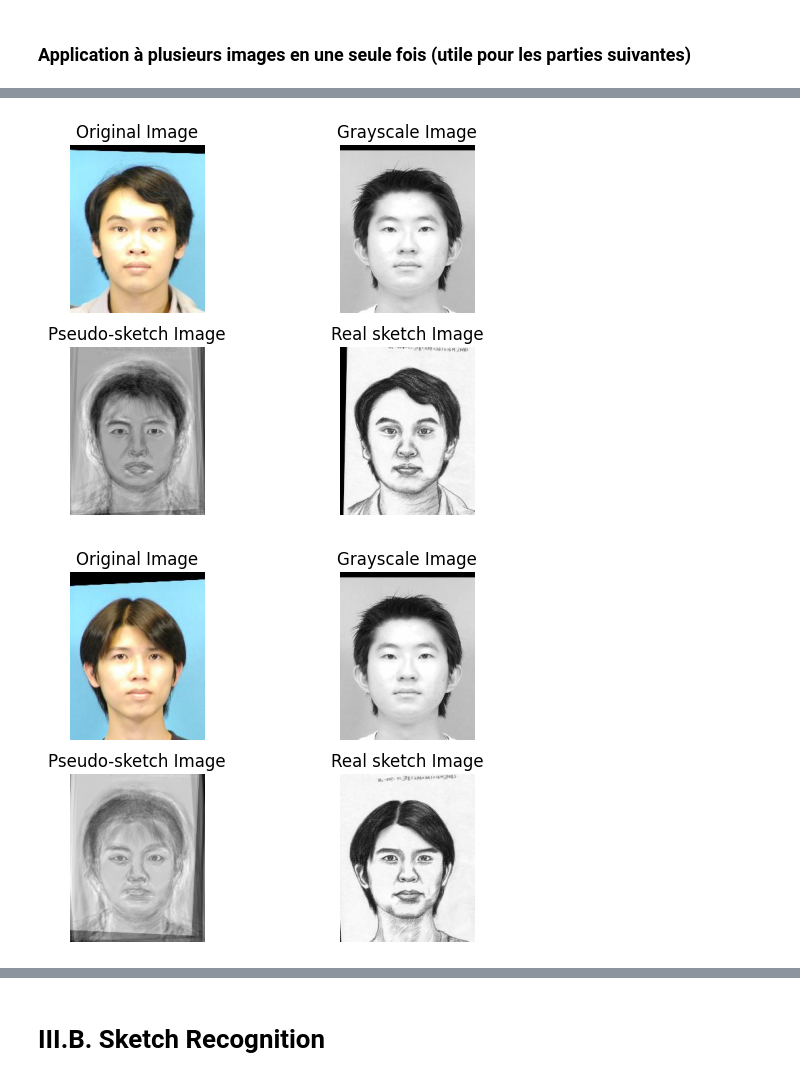
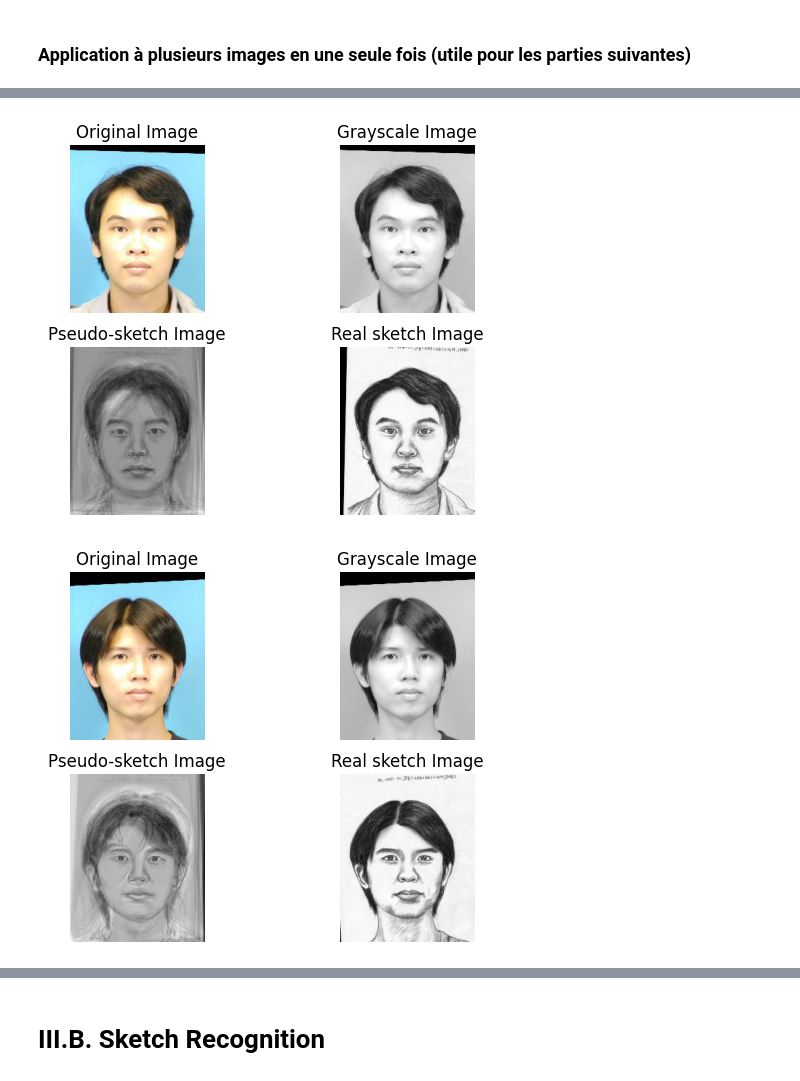
Before and after one commit to Clemflannagahn/INF8801A-Projet, a Jupyter notebook: implementation.ipynb, the cells around one changed output, grey strips where cells are left out. Saved outputs shown, nothing was run; the diff lists cells and outputs as text; code cells hidden in the pictures.

```diff
--- a/implementation.ipynb
+++ b/implementation.ipynb
@@ -180,7 +182,10 @@ def plotResults(inputRGB : np.array,inputGrayscale : np.array, pseudoSketch : np
     plt.show()
 # %%
-images, photoNames = getData("./data/photos/")
 
-eigenfacesMatrix, _, _ = eigenfaces(images)
+# TODO: Check
+images, photoNames = getData("./data-2/photos/")
 
+# TODO: Remove
+plt.imshow(averageFace(images).reshape(250,200),cmap='gray')
+eigenfacesMatrix, _, eip = eigenfaces(images)
 features = featuresEigenfaces(eigenfacesMatrix, images)
@@ -189,8 +196,9 @@ features = featuresEigenfaces(eigenfacesMatrix, images)
 # %% [markdown]
 > In this section, we reimplement the III.A part of the article, following the 6 steps described
 # %%
-photoPath = "./data/photos/"
-sketchPath = "./data/sketches/"
+# TODO: Check
+photoPath = "./data-2/photos/"
+sketchPath = "./data-2/sketches/"
 
 # Get the data then split into training and testing sets for the photos
 photoSet, photoNames = getData(photoPath)
@@ -210,19 +218,19 @@ numImage = delimTrain + 1
 inputImage = phototestingSet[:,1].reshape(-1,1)
 imageName = photoNames[numImage]
 inputRGB = np.array(Image.open(photoPath + imageName))
+print(imageName)
 
-
-def pseudoSketchTransfo(phototrainingSet : np.array, sketchtrainingSet : np.array, inputImages : np.array) -> np.array:
+def pseudoSketchTransfo(phototrainingSet : np.ndarray, sketchtrainingSet : np.ndarray, inputImages : np.ndarray) -> np.ndarray:
     """
     Implementation of the pseudoSketchTransfo algorithm.
 
     Parameters
     ----------
-    phototrainingSet : np.array
+    phototrainingSet : np.ndarray
         A 2D numpy array of shape (n, m) where n is the number of pixels in each image and m is the number of images.
-    sketchtrainingSet : np.array
+    sketchtrainingSet : np.ndarray
         A 2D numpy array of shape (n, m) where n is the number of pixels in each image and m is the number of images.
-    inputImage : np.array
+    inputImage : np.ndarray
         A 2D numpy array of shape (n, d) containing the input images, where d is the number of images.
 
     Returns
@@ -243,16 +251,12 @@ def pseudoSketchTransfo(phototrainingSet : np.array, sketchtrainingSet : np.arra
     Pk = inputImages - mp
 
     # Step 4 adapted to multiple input images
-    bp = np.empty((Up.shape[1],inputImages.shape[1]))
-    for i in range(bp.shape[1]):
-        bp[:,i] = featuresEigenfaces(Up, Pk[:,i])
-    print(bp.shape)
+    bp = featuresEigenfaces(Up, Pk)
 
     # Step 5 : Reconstruction of the pseudo-sketch
     As = sketchtrainingSet - ms
-    Sr = np.empty((As.shape[0],inputImages.shape[1]))
-    for i in range(Sr.shape[1]):
-        Sr[:,i] = np.matmul(np.matmul(np.dot(As,Vp), eigPower),bp[:,i])
+    Sr = As @ Vp @ eigPower @ bp
+
     # Step 6
     Tr = Sr + ms
 
@@ -278,5 +282,5 @@ pseudoSketchs = pseudoSketchTransfo(phototrainingSet, sketchtrainingSet, inputIm
 for i in range(5):
     imageName = photoNames[delimTrain + i]
     inputRGB = np.array(Image.open(photoPath + imageName))
-    plotResults(inputRGB, inputImage, pseudoSketchs[:,i], imageName, sketchPath)
+    plotResults(inputRGB, inputImages[:,i], pseudoSketchs[:,i], imageName, sketchPath)
 # %% [output]
@@ -285,2 +289,2 @@ for i in range(5):
-[figure, old version]
+[figure, new version]
-[figure, old version]
+[figure, new version]
```
Also changed, not shown: parts of 8 cells of this notebook, 2 other files.
